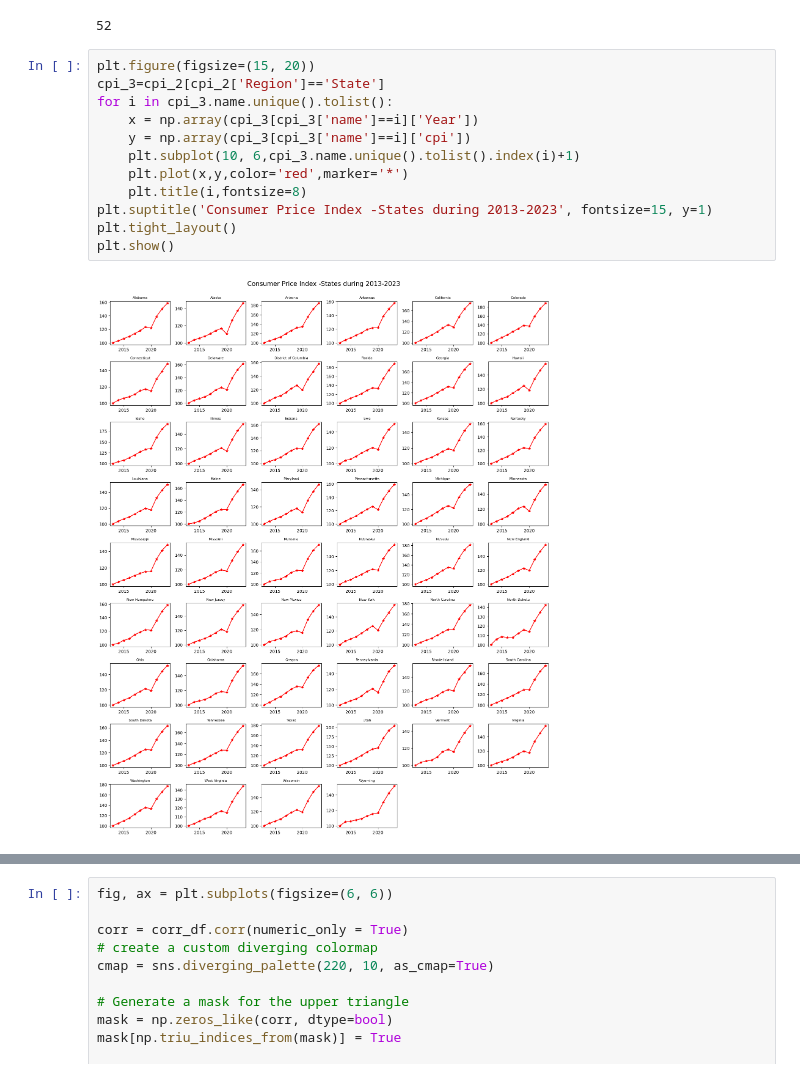
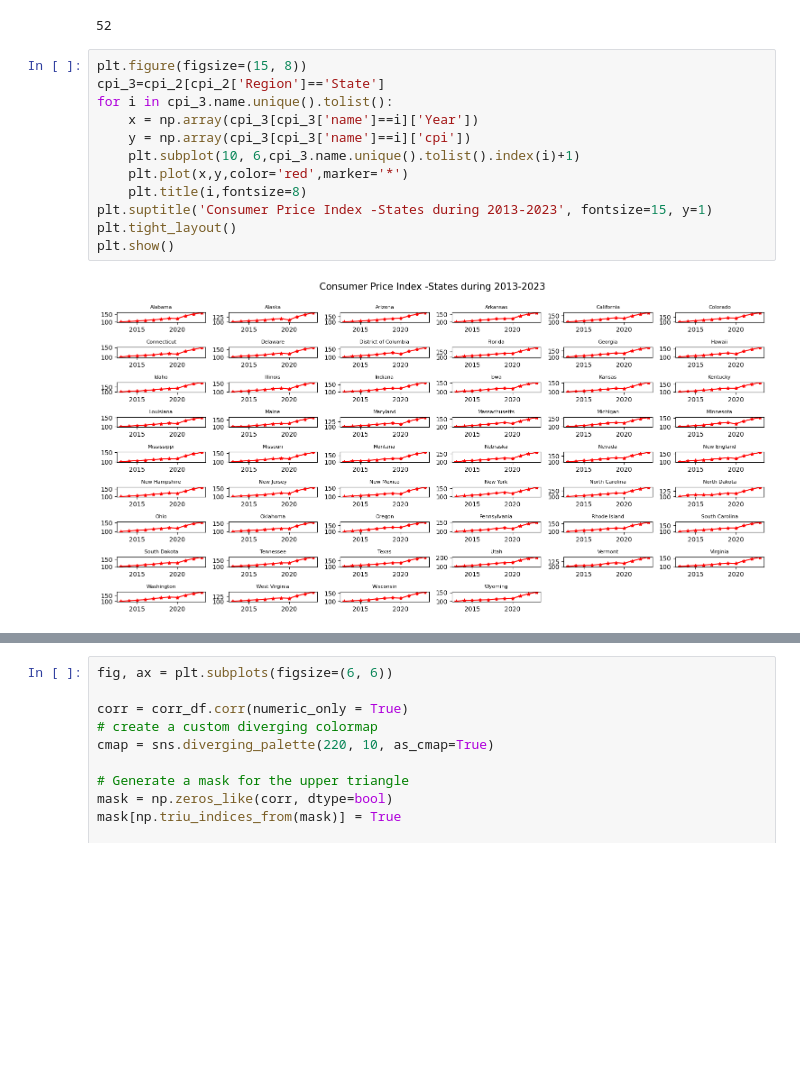
Before and after one commit to OBULI20/nss_capstone, a Jupyter notebook: notebook/Housing.ipynb, the cells around one changed output, grey strips where cells are left out. Cells and saved outputs as stored; diff of their text form; blank space fills up the shorter version.

```diff
--- a/notebook/Housing.ipynb
+++ b/notebook/Housing.ipynb
@@ -522,19 +521,19 @@ cpi_2[cpi_2['Region']=='State'].name.nunique()
 # %% [output]
 52
 # %%
-plt.figure(figsize=(15, 20))
+plt.figure(figsize=(15, 8))
 cpi_3=cpi_2[cpi_2['Region']=='State']
 for i in cpi_3.name.unique().tolist():
     x = np.array(cpi_3[cpi_3['name']==i]['Year'])
     y = np.array(cpi_3[cpi_3['name']==i]['cpi'])
     plt.subplot(10, 6,cpi_3.name.unique().tolist().index(i)+1)
     plt.plot(x,y,color='red',marker='*')
     plt.title(i,fontsize=8)
 plt.suptitle('Consumer Price Index -States during 2013-2023', fontsize=15, y=1)
 plt.tight_layout()
 plt.show()
 # %% [output]
-[figure, old version]
+[figure, new version]
 # %%
 corr_df=pd.merge(house_price,cpi_2,on=['name','Year']).drop(columns={'base','Year'})
 corr_df
```
Also changed, not shown: parts of 26 cells of this notebook, 3 other files.
